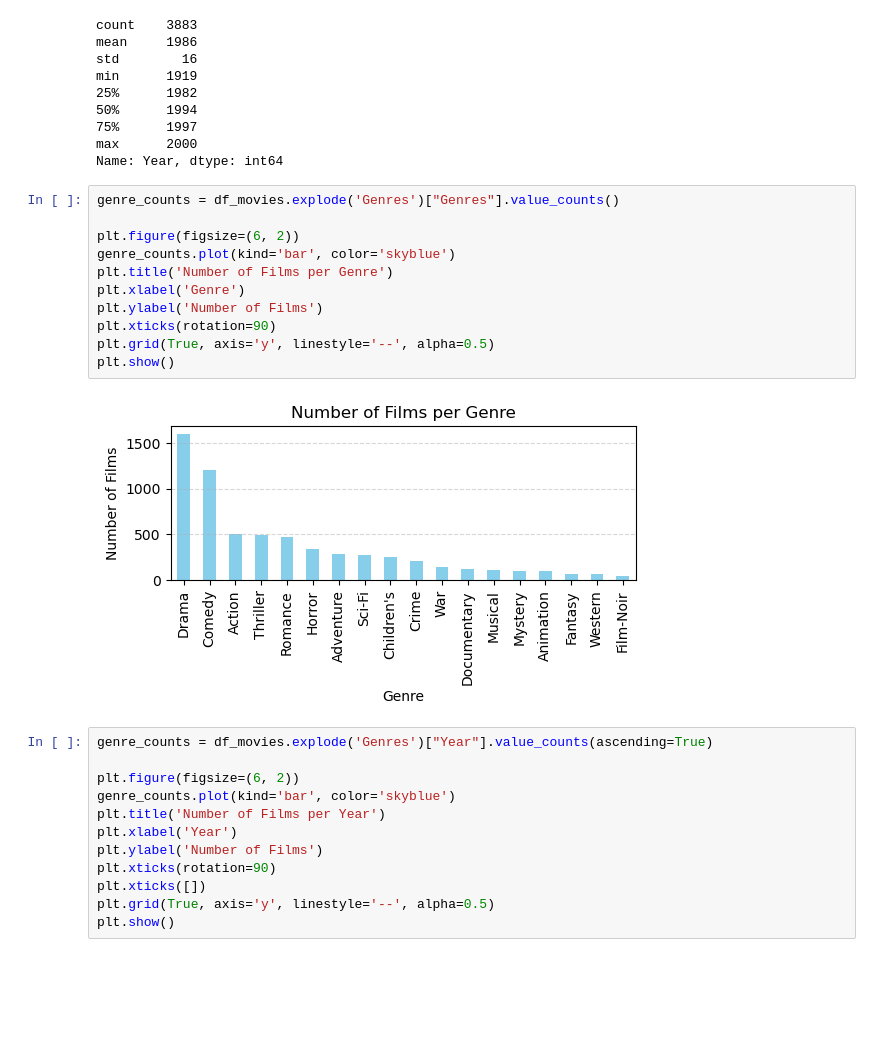
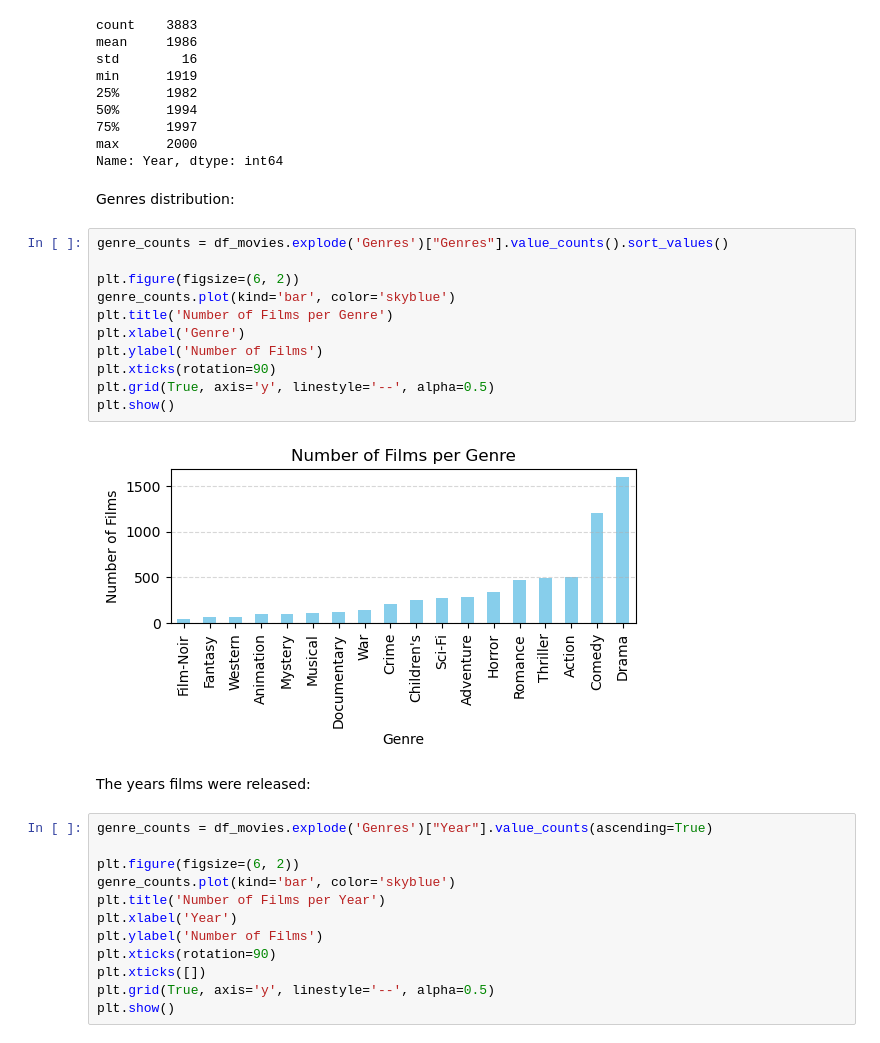
Before and after one commit to starovit/ucu-recsys-movielens, a Jupyter notebook: experiments/1_eda/eda.ipynb, the cells around one changed output. Saved outputs shown, nothing was run; the diff lists cells and outputs as text; blank space fills up the shorter version.

```diff
--- a/experiments/1_eda/eda.ipynb
+++ b/experiments/1_eda/eda.ipynb
@@ -115,19 +117,23 @@ min      1919
 75%      1997
 max      2000
 Name: Year, dtype: int64
+# %% [markdown]
+Genres distribution:
 # %%
-genre_counts = df_movies.explode('Genres')["Genres"].value_counts()
+genre_counts = df_movies.explode('Genres')["Genres"].value_counts().sort_values()
 
 plt.figure(figsize=(6, 2))
 genre_counts.plot(kind='bar', color='skyblue')
 plt.title('Number of Films per Genre')
 plt.xlabel('Genre')
 plt.ylabel('Number of Films')
 plt.xticks(rotation=90)
 plt.grid(True, axis='y', linestyle='--', alpha=0.5)
 plt.show()
 # %% [output]
-[figure, old version]
+[figure, new version]
+# %% [markdown]
+The years films were released:
 # %%
 genre_counts = df_movies.explode('Genres')["Year"].value_counts(ascending=True)
 
```
Also changed, not shown: parts of 77 cells of this notebook.
